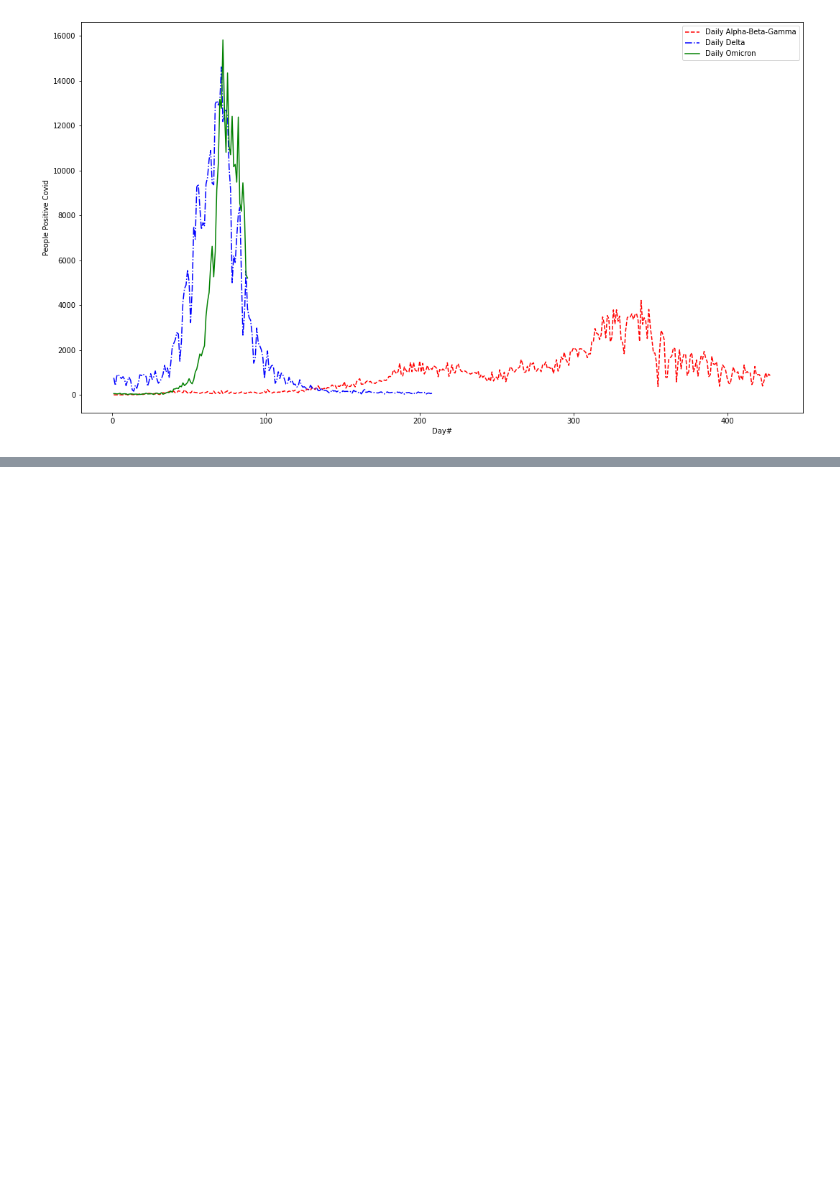
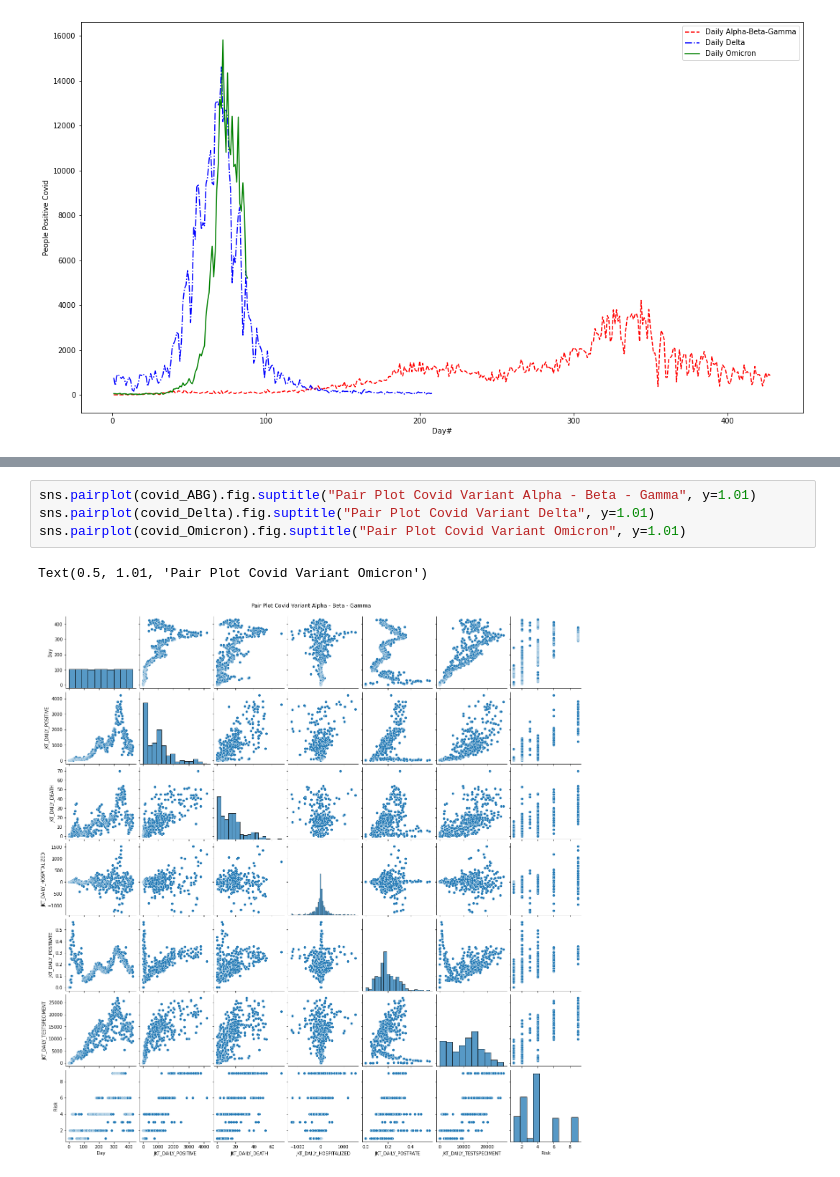
Before and after one commit to aasina/carpredict, a Jupyter notebook: covidprediction.ipynb, the cells around one changed output, grey strips where cells are left out. Cells and saved outputs as stored; diff of their text form; blank space fills up the shorter version.

Commit message:
add title to pairplot

```diff
--- a/covidprediction.ipynb
+++ b/covidprediction.ipynb
@@ -63,0 +54,7 @@ Dataset Pairplot of Covid Delta
+# %%
+sns.pairplot(covid_ABG).fig.suptitle("Pair Plot Covid Variant Alpha - Beta - Gamma", y=1.01)
+sns.pairplot(covid_Delta).fig.suptitle("Pair Plot Covid Variant Delta", y=1.01)
+sns.pairplot(covid_Omicron).fig.suptitle("Pair Plot Covid Variant Omicron", y=1.01)
+# %% [output]
+Text(0.5, 1.01, 'Pair Plot Covid Variant Omicron')
+[figure, added]
```
Also changed, not shown: parts of 9 cells of this notebook.
